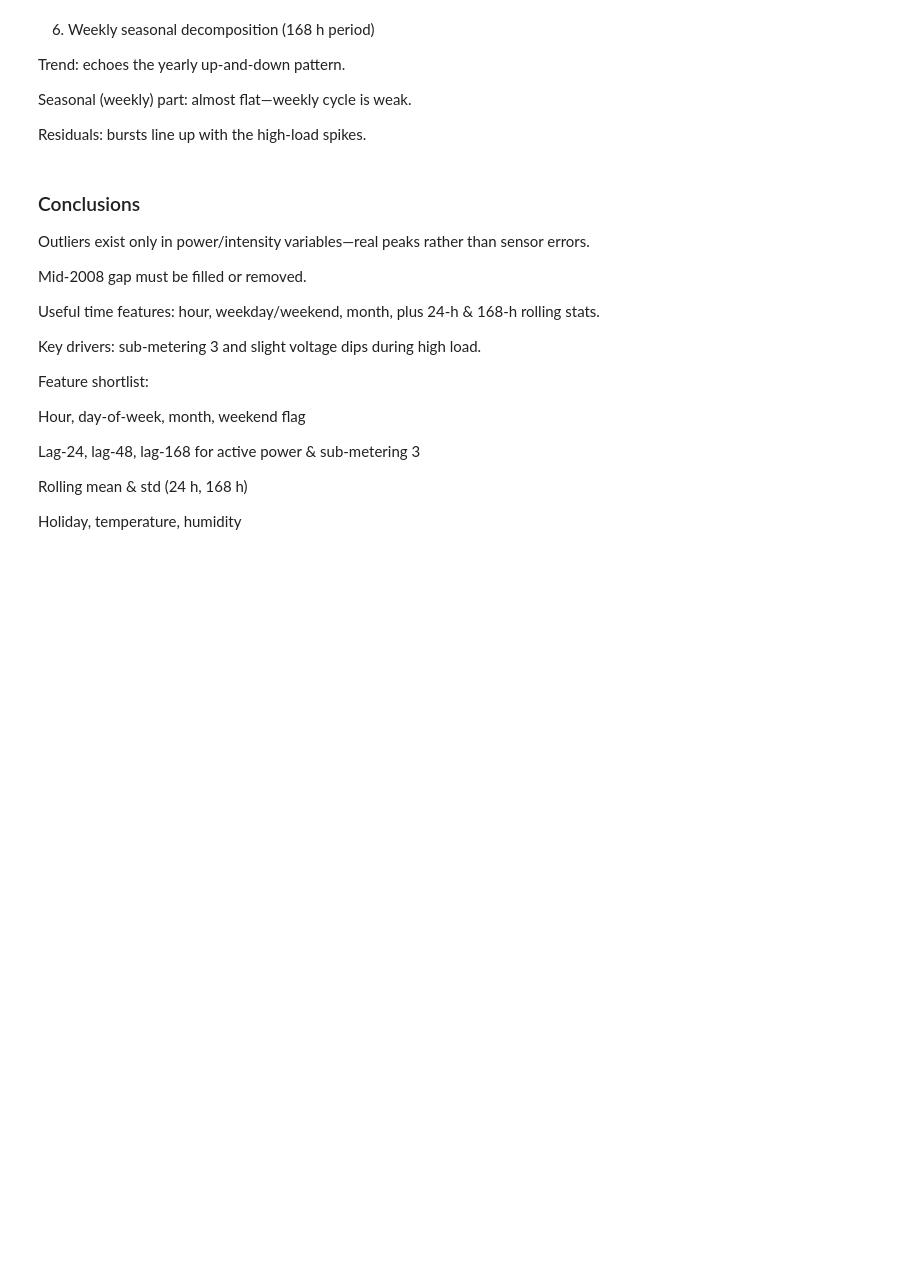
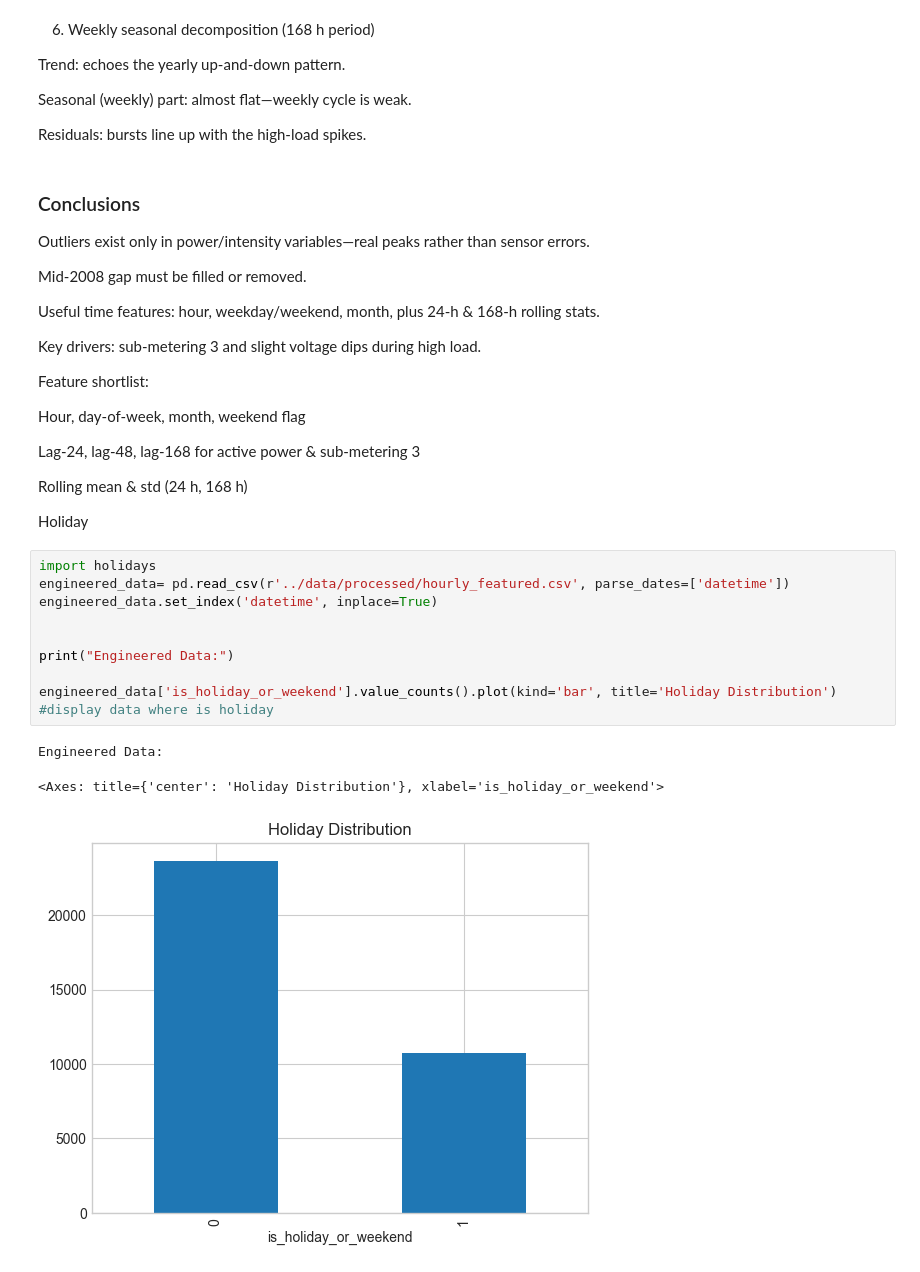
Before and after one commit to Ali-rashaideh/energy_forecasting_project, a Jupyter notebook: notebooks/EDA.ipynb, the cells around one changed output. Drawn from its saved outputs; the diff is of its cells as text; blank space fills up the shorter version.

```diff
--- a/notebooks/EDA.ipynb
+++ b/notebooks/EDA.ipynb
@@ -244,4 +243,18 @@ Lag-24, lag-48, lag-168 for active power & sub-metering 3
 
 Rolling mean & std (24 h, 168 h)
 
-Holiday, temperature, humidity
+Holiday
+# %%
+import holidays
+engineered_data= pd.read_csv(r'../data/processed/hourly_featured.csv', parse_dates=['datetime'])
+engineered_data.set_index('datetime', inplace=True)
+
+
+print("Engineered Data:")
+
+engineered_data['is_holiday_or_weekend'].value_counts().plot(kind='bar', title='Holiday Distribution')
+#display data where is holiday
+# %% [output]
+Engineered Data:
+<Axes: title={'center': 'Holiday Distribution'}, xlabel='is_holiday_or_weekend'>
+[figure, added]
```
Also changed, not shown: parts of 3 cells of this notebook, 3 other files.
